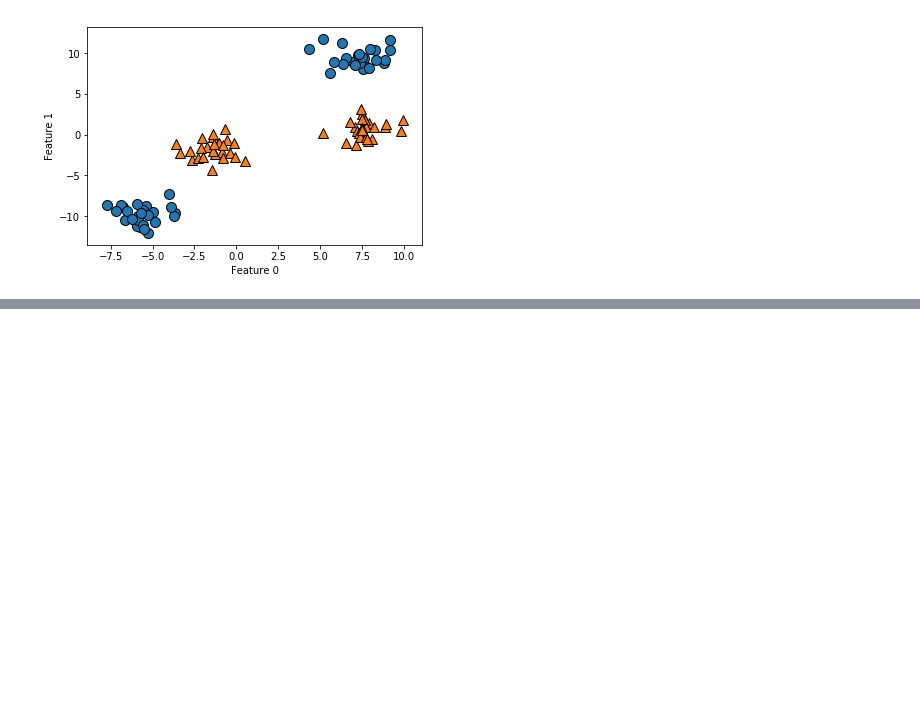
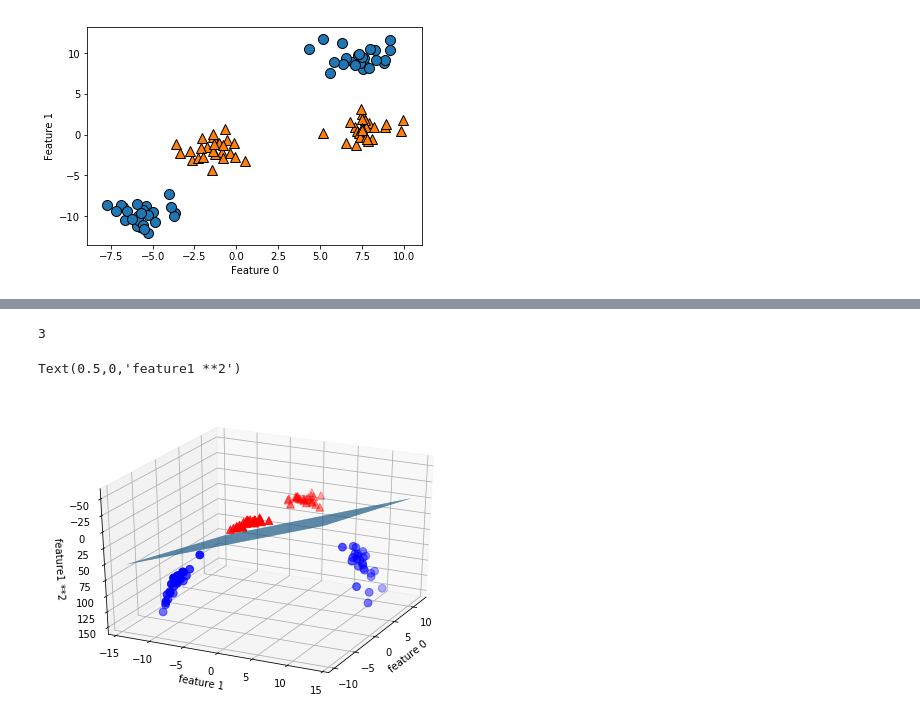
Before and after one commit to zhangminvip/machine_learning, a Jupyter notebook: linear_model/kernelized_support_vector_machine.ipynb, the cells around one changed output, grey strips where cells are left out. Cells and saved outputs as stored; diff of their text form; code cells hidden in the pictures; blank space fills up the shorter version.

```diff
--- a/linear_model/kernelized_support_vector_machine.ipynb
+++ b/linear_model/kernelized_support_vector_machine.ipynb
@@ -46 +65,23 @@ Text(0.5,0,'feature1 **2')
 [figure]
+# %%
+linear_scm_3d = LinearSVC().fit(X_new, y)
+coef, intercept = linear_scm_3d.coef_.ravel(),linear_scm_3d.intercept_
+figure = plt.figure()
+ax = Axes3D(figure, elev=-152, azim = -26)
+xx = np.linspace(X_new[:,0].min()-2, X_new[:,0].max()+2)
+yy= np.linspace(X_new[:,1].min()-2, X_new[:,1].max()+2)
+XX,YY = np.meshgrid(xx,yy)
+# print(coef[0])
+# print(coef[2])
+ZZ = (coef[0]*XX +coef[1]*YY +intercept) / -coef[2]
+# print(len(coef))
+ax.plot_surface(XX,YY,ZZ)
+ax.scatter(X_new[mask, 0], X_new[mask,1], X_new[mask, 2], c='b', cmap=mglearn.cm2, s=60)
+ax.scatter(X_new[~mask, 0], X_new[~mask,1], X_new[~mask, 2], c='r',marker = '^' ,cmap=mglearn.cm2, s=60)
+ax.set_xlabel('feature 0')
+ax.set_ylabel('feature 1')
+ax.set_zlabel('feature1 **2')
+# %% [output]
+3
+Text(0.5,0,'feature1 **2')
+[figure, added]
```
Also changed, not shown: parts of 3 cells of this notebook.
